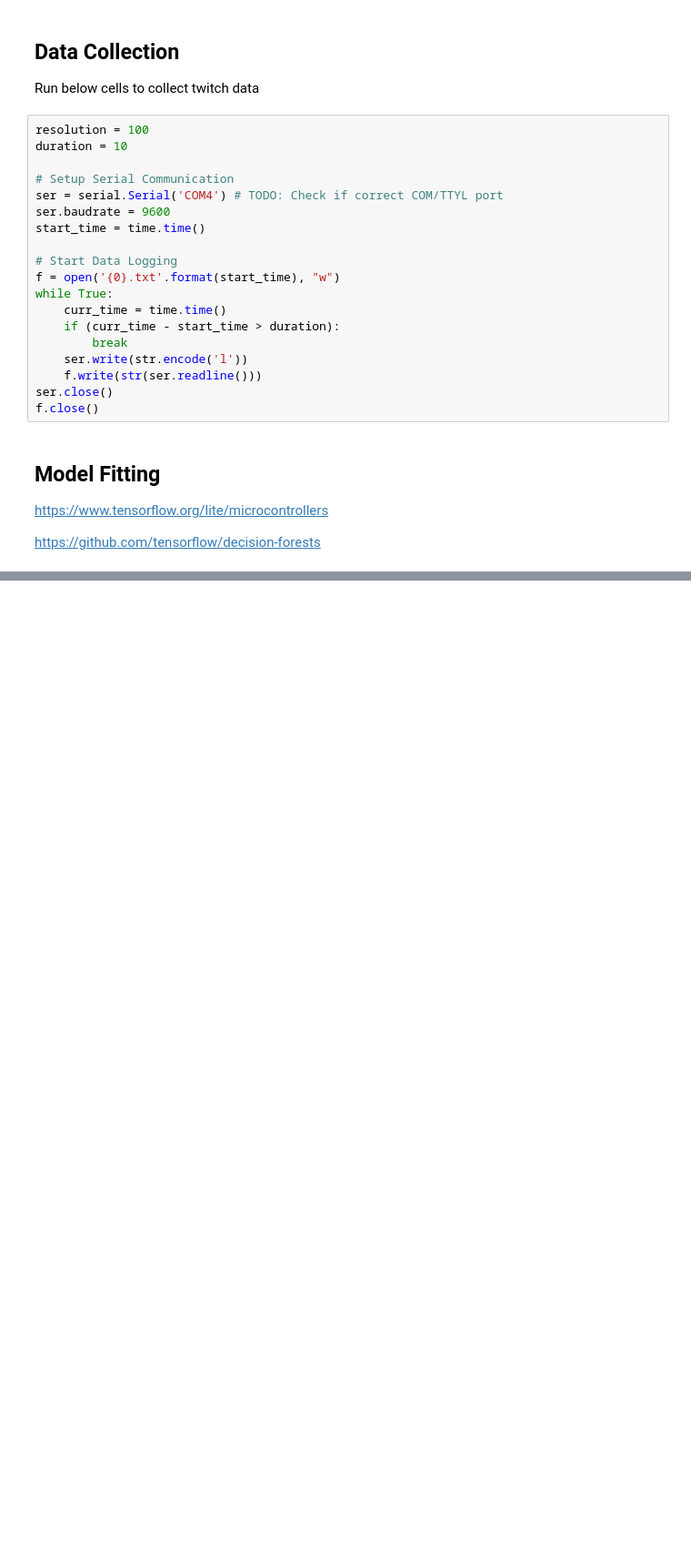
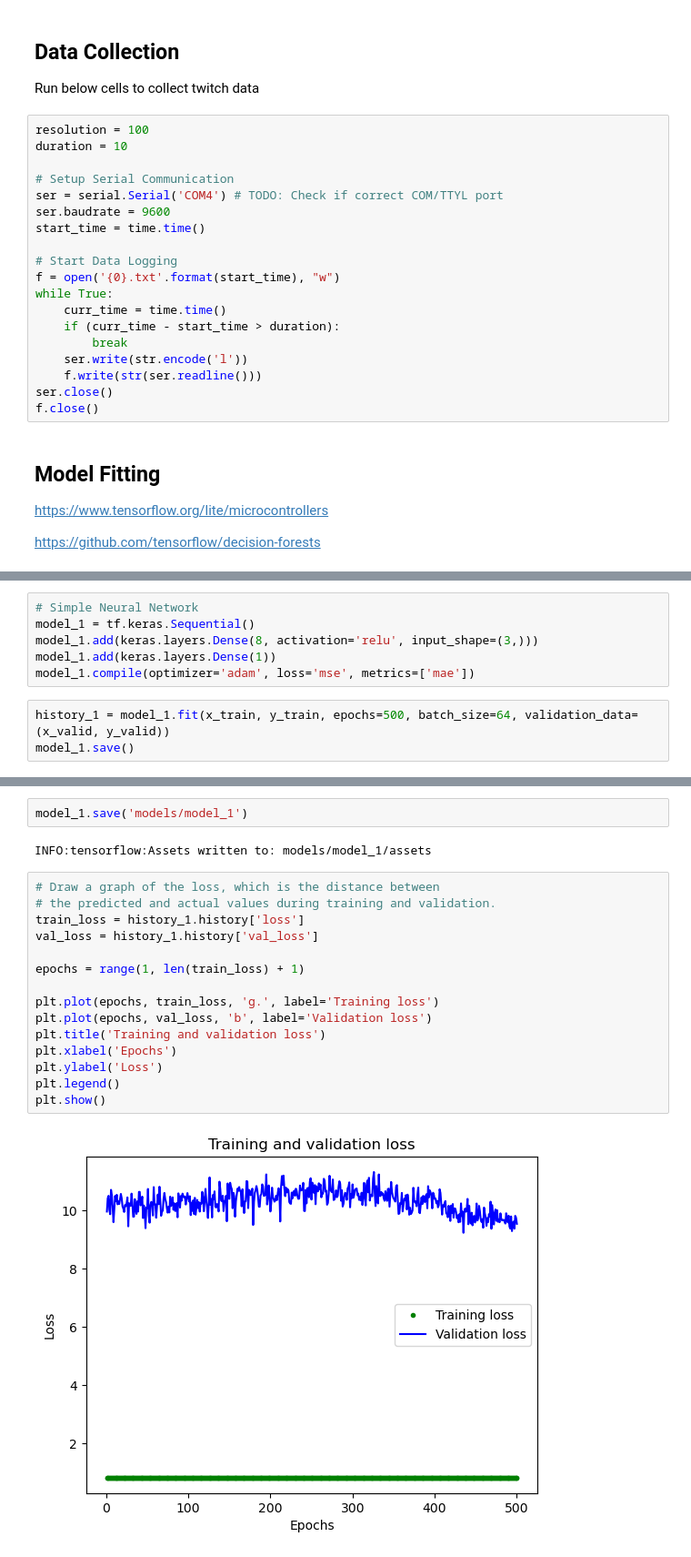
Before and after one commit to EE149-ILMN/fall-proj-2023, a Jupyter notebook: model.ipynb, the cells around one changed output, grey strips where cells are left out. Shown: that part at 91% size. Cells and saved outputs as stored; diff of their text form; blank space fills up the shorter version.

```diff
--- a/model.ipynb
+++ b/model.ipynb
@@ -62,0 +132,9 @@ NameError: name 'model' is not defined
+# %%
+# Simple Neural Network
+model_1 = tf.keras.Sequential()
+model_1.add(keras.layers.Dense(8, activation='relu', input_shape=(3,)))
+model_1.add(keras.layers.Dense(1))
+model_1.compile(optimizer='adam', loss='mse', metrics=['mae'])
+# %%
+history_1 = model_1.fit(x_train, y_train, epochs=500, batch_size=64, validation_data=(x_valid, y_valid))
+model_1.save()
@@ -62,0 +160,21 @@ NameError: name 'model' is not defined
+# %%
+model_1.save('models/model_1')
+# %% [output]
+INFO:tensorflow:Assets written to: models/model_1/assets
+# %%
+# Draw a graph of the loss, which is the distance between
+# the predicted and actual values during training and validation.
+train_loss = history_1.history['loss']
+val_loss = history_1.history['val_loss']
+
+epochs = range(1, len(train_loss) + 1)
+
+plt.plot(epochs, train_loss, 'g.', label='Training loss')
+plt.plot(epochs, val_loss, 'b', label='Validation loss')
+plt.title('Training and validation loss')
+plt.xlabel('Epochs')
+plt.ylabel('Loss')
+plt.legend()
+plt.show()
+# %% [output]
+[figure, added]
```
Also changed, not shown: parts of 27 cells of this notebook, 2 other files.
